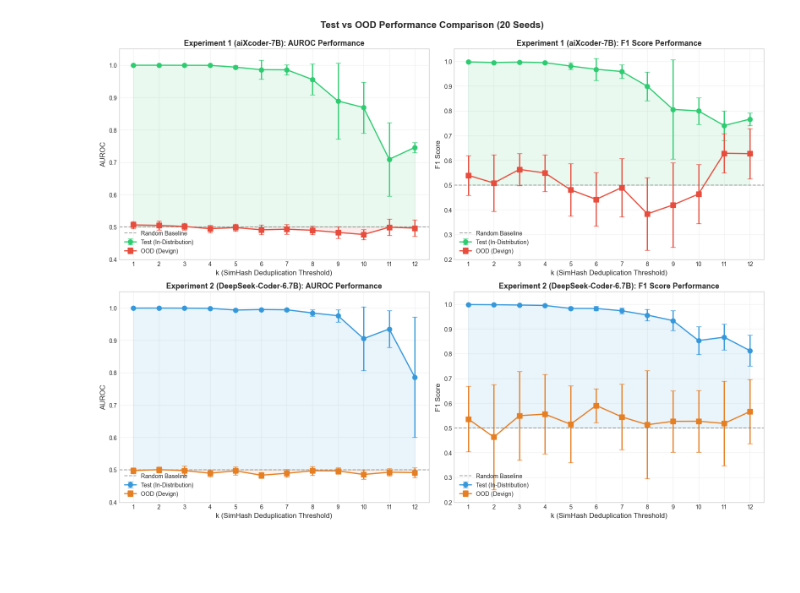
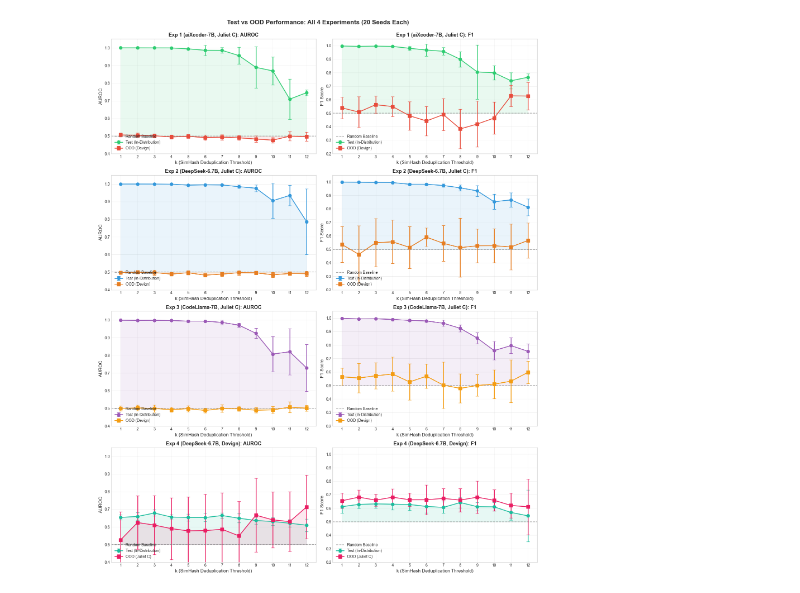
Before and after one commit to Andrew-Gautier/Romeo, a Jupyter notebook: deduplication experiments analysis.ipynb, the cells around one changed output. Cells and saved outputs as stored; diff of their text form; code cells hidden in the pictures; blank space fills up the shorter version.

Commit message:
Experiment 3 and 4 completed

```diff
--- a/deduplication experiments analysis.ipynb
+++ b/deduplication experiments analysis.ipynb
@@ -61,7 +109,7 @@ print("✓ Both datasets loaded successfully!")
 # %%
-fig, axes = plt.subplots(2, 2, figsize=(16, 12))
+fig, axes = plt.subplots(4, 2, figsize=(16, 20))
 
-# ============ EXPERIMENT 1 ============
+# ============ EXPERIMENT 1 (aiXcoder-7B, Juliet C) ============
 # Plot 1: Experiment 1 AUROC
 ax1 = axes[0, 0]
 ax1.errorbar(exp1_df['k'], exp1_df['test_auroc_mean'], yerr=exp1_df['test_auroc_std'],
@@ -74,7 +122,7 @@ ax1.fill_between(exp1_df['k'], 0.5, exp1_df['ood_auroc_mean'], alpha=0.1, color=
 
 ax1.set_xlabel('k (SimHash Deduplication Threshold)', fontsize=12)
 ax1.set_ylabel('AUROC', fontsize=12)
-ax1.set_title('Experiment 1 (aiXcoder-7B): AUROC Performance', fontsize=13, fontweight='bold')
+ax1.set_title('Exp 1 (aiXcoder-7B, Juliet C): AUROC', fontsize=13, fontweight='bold')
 ax1.set_xticks(exp1_df['k'])
 ax1.set_ylim(0.4, 1.05)
 ax1.legend(loc='lower left', fontsize=10)
@@ -91,13 +139,13 @@ ax2.fill_between(exp1_df['k'], 0.5, exp1_df['test_f1_mean'], alpha=0.1, color='#
 
 ax2.set_xlabel('k (SimHash Deduplication Threshold)', fontsize=12)
 ax2.set_ylabel('F1 Score', fontsize=12)
-ax2.set_title('Experiment 1 (aiXcoder-7B): F1 Score Performance', fontsize=13, fontweight='bold')
+ax2.set_title('Exp 1 (aiXcoder-7B, Juliet C): F1', fontsize=13, fontweight='bold')
 ax2.set_xticks(exp1_df['k'])
 ax2.set_ylim(0.2, 1.05)
 ax2.legend(loc='lower left', fontsize=10)
 ax2.grid(True, alpha=0.3)
 
-# ============ EXPERIMENT 2 ============
+# ============ EXPERIMENT 2 (DeepSeek-6.7B, Juliet C) ============
 # Plot 3: Experiment 2 AUROC
 ax3 = axes[1, 0]
 ax3.errorbar(exp2_df['k'], exp2_df['test_auroc_mean'], yerr=exp2_df['test_auroc_std'],
@@ -108,36 +156,110 @@ ax3.axhline(y=0.5, color='gray', linestyle='--', alpha=0.7, label='Random Baseli
 ax3.fill_between(exp2_df['k'], 0.5, exp2_df['test_auroc_mean'], alpha=0.1, color='#3498db')
 ax3.fill_between(exp2_df['k'], 0.5, exp2_df['ood_auroc_mean'], alpha=0.1, color='#e67e22')
 
 ax3.set_xlabel('k (SimHash Deduplication Threshold)', fontsize=12)
 ax3.set_ylabel('AUROC', fontsize=12)
-ax3.set_title('Experiment 2 (DeepSeek-Coder-6.7B): AUROC Performance', fontsize=13, fontweight='bold')
+ax3.set_title('Exp 2 (DeepSeek-6.7B, Juliet C): AUROC', fontsize=13, fontweight='bold')
 ax3.set_xticks(exp2_df['k'])
 ax3.set_ylim(0.4, 1.05)
 ax3.legend(loc='lower left', fontsize=10)
 ax3.grid(True, alpha=0.3)
 
 # Plot 4: Experiment 2 F1
 ax4 = axes[1, 1]
 ax4.errorbar(exp2_df['k'], exp2_df['test_f1_mean'], yerr=exp2_df['test_f1_std'],
              marker='o', markersize=8, capsize=4, linewidth=2, label='Test (In-Distribution)', color='#3498db')
 ax4.errorbar(exp2_df['k'], exp2_df['ood_f1_mean'], yerr=exp2_df['ood_f1_std'],
              marker='s', markersize=8, capsize=4, linewidth=2, label='OOD (Devign)', color='#e67e22')
 ax4.axhline(y=0.5, color='gray', linestyle='--', alpha=0.7, label='Random Baseline')
 ax4.fill_between(exp2_df['k'], 0.5, exp2_df['test_f1_mean'], alpha=0.1, color='#3498db')
 
 ax4.set_xlabel('k (SimHash Deduplication Threshold)', fontsize=12)
 ax4.set_ylabel('F1 Score', fontsize=12)
-ax4.set_title('Experiment 2 (DeepSeek-Coder-6.7B): F1 Score Performance', fontsize=13, fontweight='bold')
+ax4.set_title('Exp 2 (DeepSeek-6.7B, Juliet C): F1', fontsize=13, fontweight='bold')
 ax4.set_xticks(exp2_df['k'])
 ax4.set_ylim(0.2, 1.05)
 ax4.legend(loc='lower left', fontsize=10)
 ax4.grid(True, alpha=0.3)
 
-plt.suptitle('Test vs OOD Performance Comparison (20 Seeds)', fontsize=16, fontweight='bold', y=0.995)
+# ============ EXPERIMENT 3 (CodeLlama-7B, Juliet C) ============
+# Plot 5: Experiment 3 AUROC
+ax5 = axes[2, 0]
+ax5.errorbar(exp3_df['k'], exp3_df['test_auroc_mean'], yerr=exp3_df['test_auroc_std'],
+             marker='o', markersize=8, capsize=4, linewidth=2, label='Test (In-Distribution)', color='#9b59b6')
+ax5.errorbar(exp3_df['k'], exp3_df['ood_auroc_mean'], yerr=exp3_df['ood_auroc_std'],
+             marker='s', markersize=8, capsize=4, linewidth=2, label='OOD (Devign)', color='#f39c12')
+ax5.axhline(y=0.5, color='gray', linestyle='--', alpha=0.7, label='Random Baseline')
+ax5.fill_between(exp3_df['k'], 0.5, exp3_df['test_auroc_mean'], alpha=0.1, color='#9b59b6')
+ax5.fill_between(exp3_df['k'], 0.5, exp3_df['ood_auroc_mean'], alpha=0.1, color='#f39c12')
+
+ax5.set_xlabel('k (SimHash Deduplication Threshold)', fontsize=12)
+ax5.set_ylabel('AUROC', fontsize=12)
+ax5.set_title('Exp 3 (CodeLlama-7B, Juliet C): AUROC', fontsize=13, fontweight='bold')
+ax5.set_xticks(exp3_df['k'])
+ax5.set_ylim(0.4, 1.05)
+ax5.legend(loc='lower left', fontsize=10)
+ax5.grid(True, alpha=0.3)
+
+# Plot 6: Experiment 3 F1
+ax6 = axes[2, 1]
+ax6.errorbar(exp3_df['k'], exp3_df['test_f1_mean'], yerr=exp3_df['test_f1_std'],
+             marker='o', markersize=8, capsize=4, linewidth=2, label='Test (In-Distribution)', color='#9b59b6')
+ax6.errorbar(exp3_df['k'], exp3_df['ood_f1_mean'], yerr=exp3_df['ood_f1_std'],
+             marker='s', markersize=8, capsize=4, linewidth=2, label='OOD (Devign)', color='#f39c12')
+ax6.axhline(y=0.5, color='gray', linestyle='--', alpha=0.7, label='Random Baseline')
+ax6.fill_between(exp3_df['k'], 0.5, exp3_df['test_f1_mean'], alpha=0.1, color='#9b59b6')
+
+ax6.set_xlabel('k (SimHash Deduplication Threshold)', fontsize=12)
+ax6.set_ylabel('F1 Score', fontsize=12)
+ax6.set_title('Exp 3 (CodeLlama-7B, Juliet C): F1', fontsize=13, fontweight='bold')
+ax6.set_xticks(exp3_df['k'])
+ax6.set_ylim(0.2, 1.05)
+ax6.legend(loc='lower left', fontsize=10)
+ax6.grid(True, alpha=0.3)
+
+# ============ EXPERIMENT 4 (DeepSeek-6.7B, Devign) ============
+# Plot 7: Experiment 4 AUROC
+ax7 = axes[3, 0]
+ax7.errorbar(exp4_df['k'], exp4_df['test_auroc_mean'], yerr=exp4_df['test_auroc_std'],
+             marker='o', markersize=8, capsize=4, linewidth=2, label='Test (In-Distribution)', color='#1abc9c')
+ax7.errorbar(exp4_df['k'], exp4_df['ood_auroc_mean'], yerr=exp4_df['ood_auroc_std'],
+             marker='s', markersize=8, capsize=4, linewidth=2, label='OOD (Juliet C)', color='#e91e63')
+ax7.axhline(y=0.5, color='gray', linestyle='--', alpha=0.7, label='Random Baseline')
+ax7.fill_between(exp4_df['k'], 0.5, exp4_df['test_auroc_mean'], alpha=0.1, color='#1abc9c')
+ax7.fill_between(exp4_df['k'], 0.5, exp4_df['ood_auroc_mean'], alpha=0.1, color='#e91e63')
+
+ax7.set_xlabel('k (SimHash Deduplication Threshold)', fontsize=12)
+ax7.set_ylabel('AUROC', fontsize=12)
+ax7.set_title('Exp 4 (DeepSeek-6.7B, Devign): AUROC', fontsize=13, fontweight='bold')
+ax7.set_xticks(exp4_df['k'])
+ax7.set_ylim(0.4, 1.05)
+ax7.legend(loc='lower left', fontsize=10)
+ax7.grid(True, alpha=0.3)
+
+# Plot 8: Experiment 4 F1
+ax8 = axes[3, 1]
+ax8.errorbar(exp4_df['k'], exp4_df['test_f1_mean'], yerr=exp4_df['test_f1_std'],
+             marker='o', markersize=8, capsize=4, linewidth=2, label='Test (In-Distribution)', color='#1abc9c')
+ax8.errorbar(exp4_df['k'], exp4_df['ood_f1_mean'], yerr=exp4_df['ood_f1_std'],
+             marker='s', markersize=8, capsize=4, linewidth=2, label='OOD (Juliet C)', color='#e91e63')
+ax8.axhline(y=0.5, color='gray', linestyle='--', alpha=0.7, label='Random Baseline')
+ax8.fill_between(exp4_df['k'], 0.5, exp4_df['test_f1_mean'], alpha=0.1, color='#1abc9c')
+
+ax8.set_xlabel('k (SimHash Deduplication Threshold)', fontsize=12)
+ax8.set_ylabel('F1 Score', fontsize=12)
+ax8.set_title('Exp 4 (DeepSeek-6.7B, Devign): F1', fontsize=13, fontweight='bold')
+ax8.set_xticks(exp4_df['k'])
+ax8.set_ylim(0.2, 1.05)
+ax8.legend(loc='lower left', fontsize=10)
+ax8.grid(True, alpha=0.3)
+
+plt.suptitle('Test vs OOD Performance: All 4 Experiments (20 Seeds Each)', fontsize=16, fontweight='bold', y=0.998)
 plt.tight_layout()
-plt.savefig('exp_comparison_test_vs_ood.png', dpi=150, bbox_inches='tight')
+plt.savefig('all_experiments_test_vs_ood.png', dpi=150, bbox_inches='tight')
 plt.show()
 
-print("\n📊 Key Observation: Both experiments show high test performance but OOD performance near random chance (~0.5)")
+print("\n📊 Key Observations:")
+print("  • Experiments 1-3 (Juliet C → Devign): High test performance, poor OOD generalization")
+print("  • Experiment 4 (Devign → Juliet C): Lower test performance, but better OOD generalization!")
 # %% [output]
-[figure, old version]
+[figure, new version]
```
Also changed, not shown: parts of 10 cells of this notebook, 30 other files.
